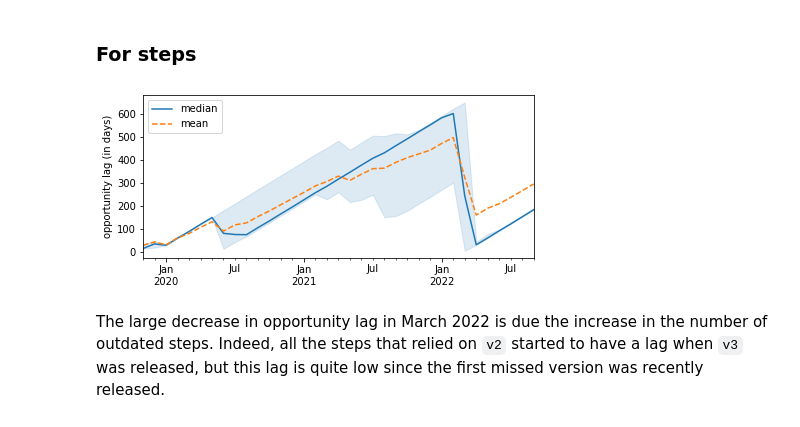
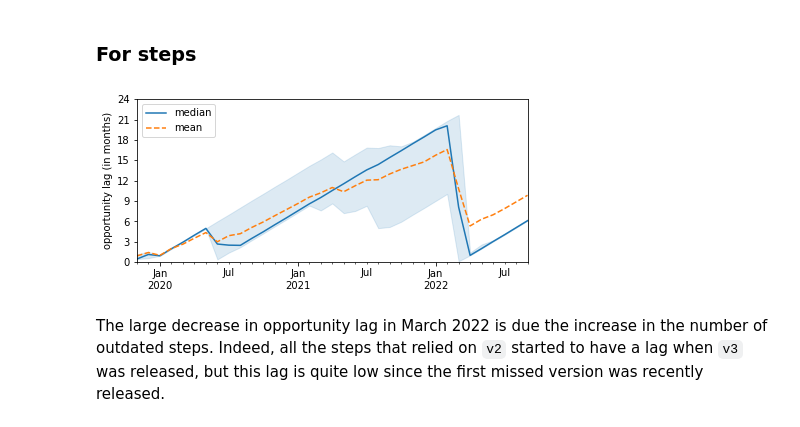
Before and after one commit to AlexandreDecan/secos-ghalag, a Jupyter notebook: notebooks/Technical lag.ipynb, the cells around one changed output. Cells and saved outputs as stored; diff of their text form; code cells hidden in the pictures.

```diff
--- a/notebooks/Technical lag.ipynb
+++ b/notebooks/Technical lag.ipynb
@@ -420,33 +438,36 @@ savefig(fig, 'lag_technical_repos_wo_actions')
 # %%
 fig, ax = matplotlib.pyplot.subplots()
 
 temp = (
     df_lag
     # Only outdated actions are considered
     [lambda d: d.outdated]
     .groupby(pd.Grouper(key='snapshot', freq='M'))
     .agg(
         mean=('olag', 'mean'),
         median=('olag', 'median'),
         p25=('olag', lambda s: s.quantile(0.25)),
         p75=('olag', lambda s: s.quantile(0.75)),
     )
-    .pipe(lambda d: d / pd.to_timedelta('1 day'))
+    .pipe(lambda d: d / pd.to_timedelta('30 day'))
 )
 
 temp[['median', 'mean']].plot(ax=ax, style={'mean': '--'})
 ax.fill_between(temp.index, temp.p25, temp.p75, color=PALETTE[0], alpha=0.15)
 ax.legend(loc='upper left')
 
 ax.set(
     xlabel=None,
     xlim=DATE_RANGE,
-    ylabel='opportunity lag (in days)',
+    ylabel='opportunity lag (in months)',
+    ylim=(0, 24),
 )
+ax.yaxis.set_major_locator(matplotlib.ticker.MultipleLocator(3))
+
 
 savefig(fig, 'lag_opportunity_steps')
 # %% [output]
-[figure, old version]
+[figure, new version]
 # %% [markdown]
 The large decrease in opportunity lag in March 2022 is due the increase in the number of outdated steps. Indeed, all the steps that relied on `v2` started to have a lag when `v3` was released, but this lag is quite low since the first missed version was recently released.
 # %%
```
Also changed, not shown: parts of 8 cells of this notebook, 1 other file.
